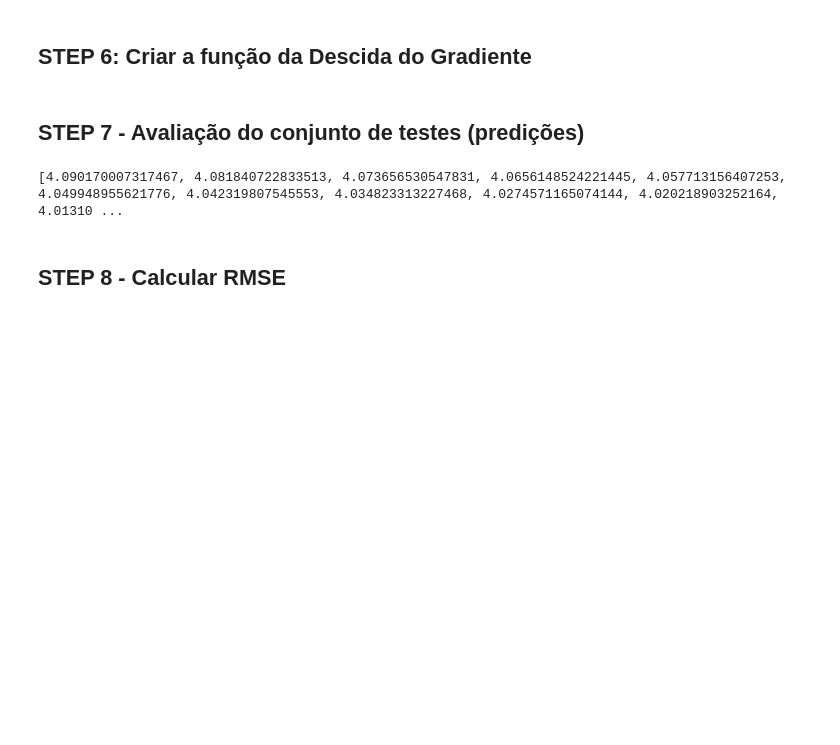
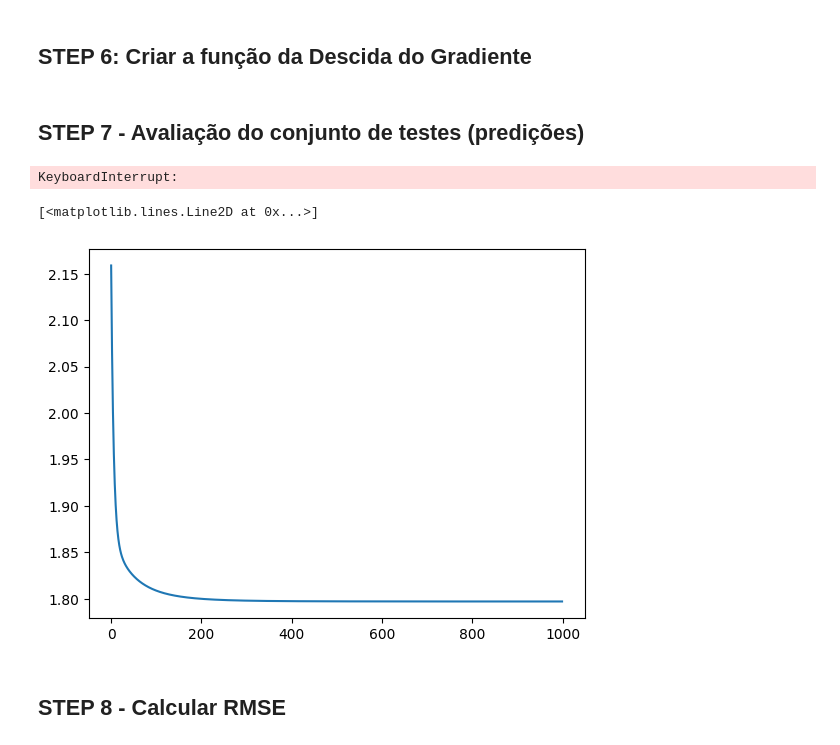
Before and after one commit to mauriciobenjamin700/8-periodo, a Jupyter notebook: sistemas-inteligentes/class/2024-10-23/gradient_descent.ipynb, the cells around one changed output. Saved outputs shown, nothing was run; the diff lists cells and outputs as text; code cells hidden in the pictures; blank space fills up the shorter version.

```diff
--- a/sistemas-inteligentes/class/2024-10-23/gradient_descent.ipynb
+++ b/sistemas-inteligentes/class/2024-10-23/gradient_descent.ipynb
@@ -264,7 +320,12 @@ def tran(
 # %%
-predictions = tran(x_train, x_test, y_train)
+predictions,cost_history = train(x_train, x_test, y_train)
 # %% [output]
-[4.090170007317467, 4.081840722833513, 4.073656530547831, 4.0656148524221445, 4.057713156407253, 4.049948955621776, 4.042319807545553, 4.034823313227468, 4.0274571165074144, 4.020218903252164, 4.01310 ...
+KeyboardInterrupt:
+# %%
+plt.plot(cost_history)
+# %% [output]
+[<matplotlib.lines.Line2D at 0x...>]
+[figure, added]
 # %% [markdown]
 ## STEP 8 - Calcular RMSE
 # %%
```
Also changed, not shown: parts of 23 cells of this notebook.
